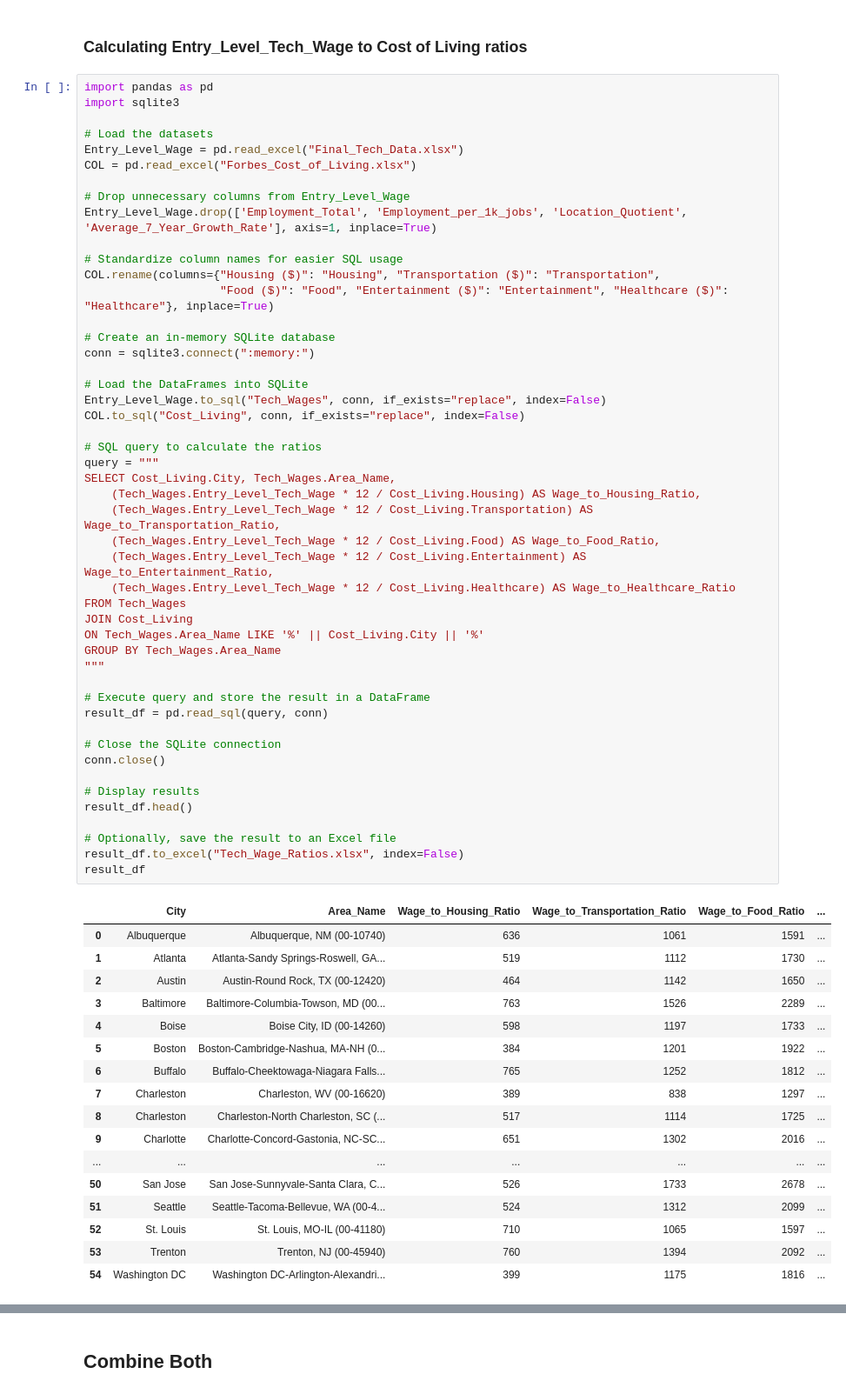
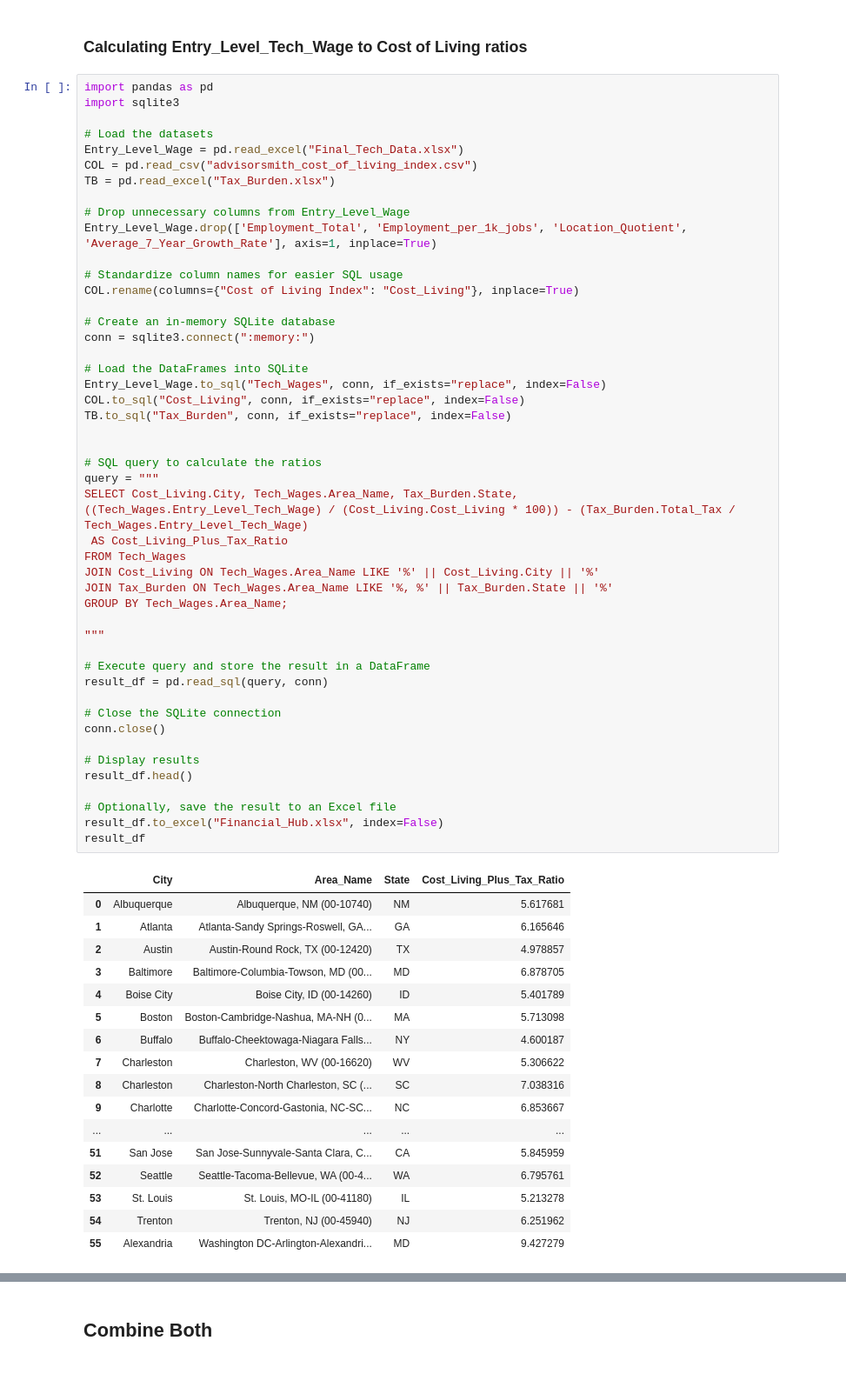
Before and after one commit to Makster04/Phase_3_Project, a Jupyter notebook: Notebook.ipynb, the cells around one changed output, grey strips where cells are left out. Shown: that part at 87% size. Drawn from its saved outputs; the diff is of its cells as text.

```diff
--- a/Notebook.ipynb
+++ b/Notebook.ipynb
@@ -267,63 +330,63 @@ import sqlite3
 
 # Load the datasets
 Entry_Level_Wage = pd.read_excel("Final_Tech_Data.xlsx")
-COL = pd.read_excel("Forbes_Cost_of_Living.xlsx")
+COL = pd.read_csv("advisorsmith_cost_of_living_index.csv")
+TB = pd.read_excel("Tax_Burden.xlsx")
 
 # Drop unnecessary columns from Entry_Level_Wage
 Entry_Level_Wage.drop(['Employment_Total', 'Employment_per_1k_jobs', 'Location_Quotient', 'Average_7_Year_Growth_Rate'], axis=1, inplace=True)
 
 # Standardize column names for easier SQL usage
-COL.rename(columns={"Housing ($)": "Housing", "Transportation ($)": "Transportation",
-                    "Food ($)": "Food", "Entertainment ($)": "Entertainment", "Healthcare ($)": "Healthcare"}, inplace=True)
+COL.rename(columns={"Cost of Living Index": "Cost_Living"}, inplace=True)
 
 # Create an in-memory SQLite database
 conn = sqlite3.connect(":memory:")
 
 # Load the DataFrames into SQLite
 Entry_Level_Wage.to_sql("Tech_Wages", conn, if_exists="replace", index=False)
 COL.to_sql("Cost_Living", conn, if_exists="replace", index=False)
+TB.to_sql("Tax_Burden", conn, if_exists="replace", index=False)
+
 
 # SQL query to calculate the ratios
 query = """
-SELECT Cost_Living.City, Tech_Wages.Area_Name,
-    (Tech_Wages.Entry_Level_Tech_Wage * 12 / Cost_Living.Housing) AS Wage_to_Housing_Ratio,
-    (Tech_Wages.Entry_Level_Tech_Wage * 12 / Cost_Living.Transportation) AS Wage_to_Transportation_Ratio,
-    (Tech_Wages.Entry_Level_Tech_Wage * 12 / Cost_Living.Food) AS Wage_to_Food_Ratio,
-    (Tech_Wages.Entry_Level_Tech_Wage * 12 / Cost_Living.Entertainment) AS Wage_to_Entertainment_Ratio,
-    (Tech_Wages.Entry_Level_Tech_Wage * 12 / Cost_Living.Healthcare) AS Wage_to_Healthcare_Ratio
+SELECT Cost_Living.City, Tech_Wages.Area_Name, Tax_Burden.State,
+((Tech_Wages.Entry_Level_Tech_Wage) / (Cost_Living.Cost_Living * 100)) - (Tax_Burden.Total_Tax / Tech_Wages.Entry_Level_Tech_Wage)
+ AS Cost_Living_Plus_Tax_Ratio
 FROM Tech_Wages
-JOIN Cost_Living
-ON Tech_Wages.Area_Name LIKE '%' || Cost_Living.City || '%'
-GROUP BY Tech_Wages.Area_Name
+JOIN Cost_Living ON Tech_Wages.Area_Name LIKE '%' || Cost_Living.City || '%'
+JOIN Tax_Burden ON Tech_Wages.Area_Name LIKE '%, %' || Tax_Burden.State || '%'
+GROUP BY Tech_Wages.Area_Name;
+
 """
 
 # Execute query and store the result in a DataFrame
 result_df = pd.read_sql(query, conn)
 
 # Close the SQLite connection
 conn.close()
 
 # Display results
 result_df.head()
 
 # Optionally, save the result to an Excel file
-result_df.to_excel("Tech_Wage_Ratios.xlsx", index=False)
+result_df.to_excel("Financial_Hub.xlsx", index=False)
 result_df
 # %% [output]
-|  | City | Area_Name | Wage_to_Housing_Ratio | Wage_to_Transportation_Ratio | Wage_to_Food_Ratio | ... |
-| 0 | Albuquerque | Albuquerque, NM (00-10740) | 636 | 1061 | 1591 | ... |
-| 1 | Atlanta | Atlanta-Sandy Springs-Roswell, GA... | 519 | 1112 | 1730 | ... |
-| 2 | Austin | Austin-Round Rock, TX (00-12420) | 464 | 1142 | 1650 | ... |
-| 3 | Baltimore | Baltimore-Columbia-Towson, MD (00... | 763 | 1526 | 2289 | ... |
-| 4 | Boise | Boise City, ID (00-14260) | 598 | 1197 | 1733 | ... |
-| 5 | Boston | Boston-Cambridge-Nashua, MA-NH (0... | 384 | 1201 | 1922 | ... |
-| 6 | Buffalo | Buffalo-Cheektowaga-Niagara Falls... | 765 | 1252 | 1812 | ... |
-| 7 | Charleston | Charleston, WV (00-16620) | 389 | 838 | 1297 | ... |
-| 8 | Charleston | Charleston-North Charleston, SC (... | 517 | 1114 | 1725 | ... |
-| 9 | Charlotte | Charlotte-Concord-Gastonia, NC-SC... | 651 | 1302 | 2016 | ... |
-| ... | ... | ... | ... | ... | ... | ... |
-| 50 | San Jose | San Jose-Sunnyvale-Santa Clara, C... | 526 | 1733 | 2678 | ... |
-| 51 | Seattle | Seattle-Tacoma-Bellevue, WA (00-4... | 524 | 1312 | 2099 | ... |
-| 52 | St. Louis | St. Louis, MO-IL (00-41180) | 710 | 1065 | 1597 | ... |
-| 53 | Trenton | Trenton, NJ (00-45940) | 760 | 1394 | 2092 | ... |
-| 54 | Washington DC | Washington DC-Arlington-Alexandri... | 399 | 1175 | 1816 | ... |
+|  | City | Area_Name | State | Cost_Living_Plus_Tax_Ratio |
+| 0 | Albuquerque | Albuquerque, NM (00-10740) | NM | 5.617681 |
+| 1 | Atlanta | Atlanta-Sandy Springs-Roswell, GA... | GA | 6.165646 |
+| 2 | Austin | Austin-Round Rock, TX (00-12420) | TX | 4.978857 |
+| 3 | Baltimore | Baltimore-Columbia-Towson, MD (00... | MD | 6.878705 |
+| 4 | Boise City | Boise City, ID (00-14260) | ID | 5.401789 |
+| 5 | Boston | Boston-Cambridge-Nashua, MA-NH (0... | MA | 5.713098 |
+| 6 | Buffalo | Buffalo-Cheektowaga-Niagara Falls... | NY | 4.600187 |
+| 7 | Charleston | Charleston, WV (00-16620) | WV | 5.306622 |
+| 8 | Charleston | Charleston-North Charleston, SC (... | SC | 7.038316 |
+| 9 | Charlotte | Charlotte-Concord-Gastonia, NC-SC... | NC | 6.853667 |
+| ... | ... | ... | ... | ... |
+| 51 | San Jose | San Jose-Sunnyvale-Santa Clara, C... | CA | 5.845959 |
+| 52 | Seattle | Seattle-Tacoma-Bellevue, WA (00-4... | WA | 6.795761 |
+| 53 | St. Louis | St. Louis, MO-IL (00-41180) | IL | 5.213278 |
+| 54 | Trenton | Trenton, NJ (00-45940) | NJ | 6.251962 |
+| 55 | Alexandria | Washington DC-Arlington-Alexandri... | MD | 9.427279 |
```
Also changed, not shown: parts of 13 cells of this notebook, 10 other files.
